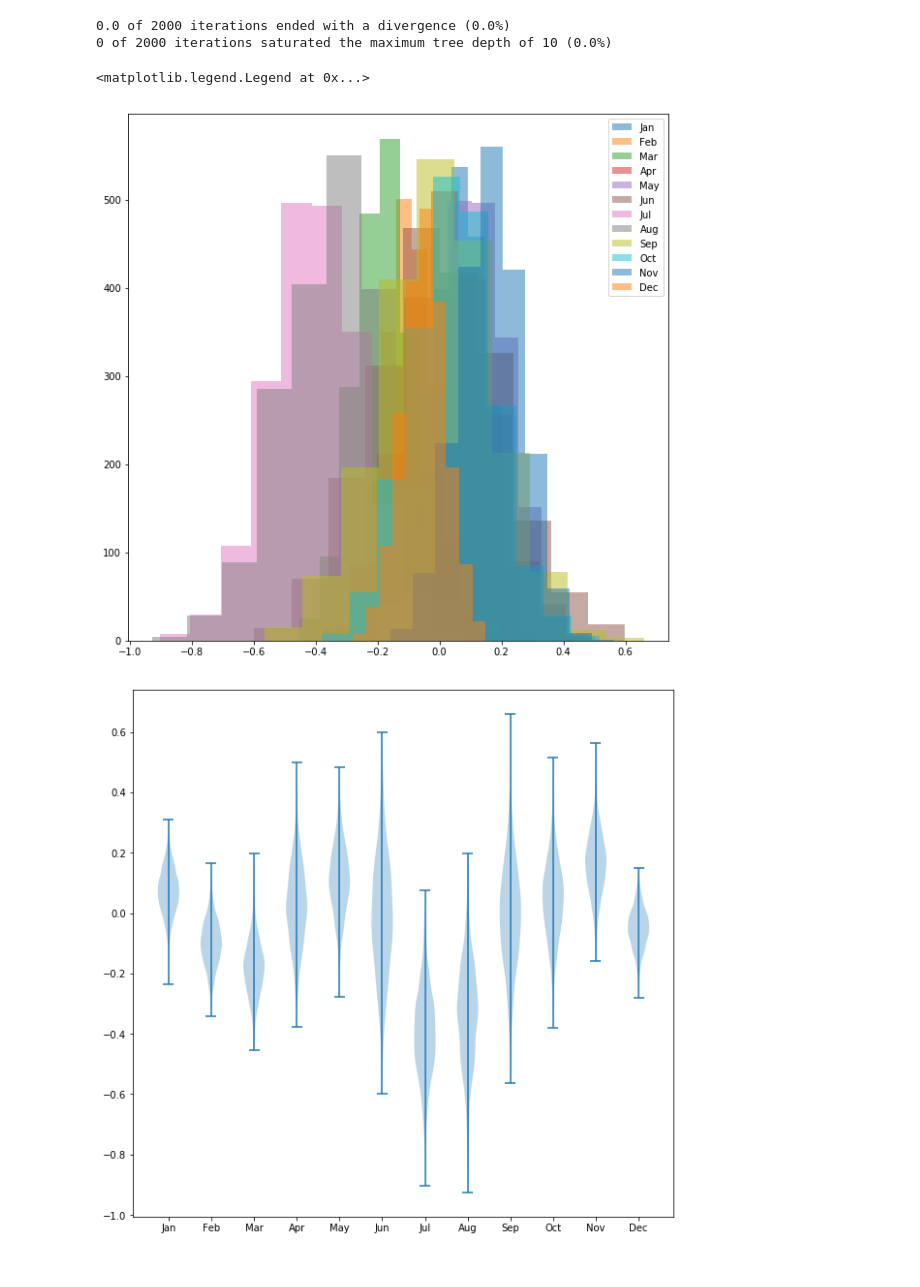
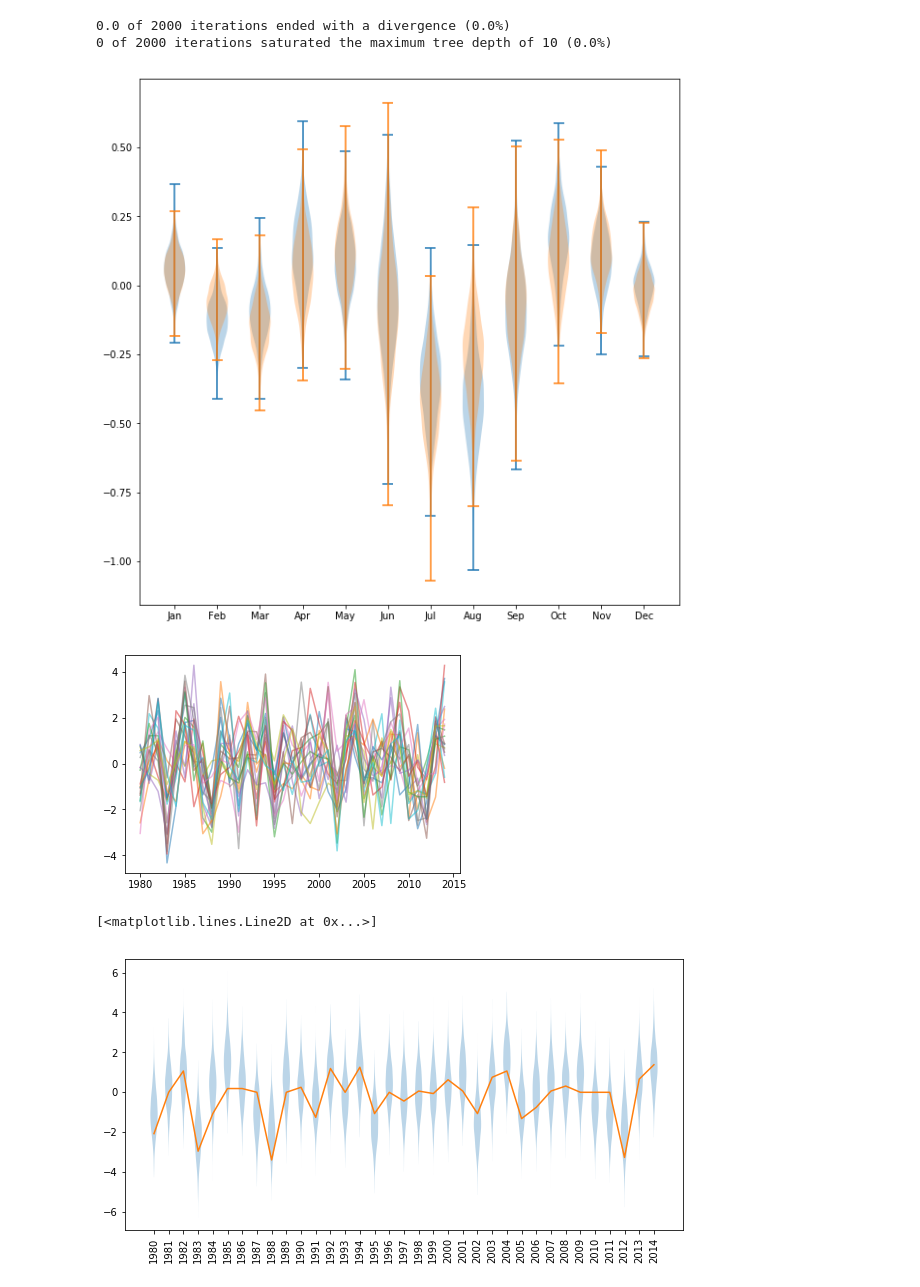
Before and after one commit to DataJavelin/FACYnation, a Jupyter notebook: Bayesian_MSM.ipynb, the cells around one changed output. Cells and saved outputs as stored; diff of their text form; code cells hidden in the pictures.

```diff
--- a/Bayesian_MSM.ipynb
+++ b/Bayesian_MSM.ipynb
@@ -8,6 +8,12 @@ import seaborn as sns
 import pystan
 
 %matplotlib inline
+# %%
+states=['Indiana','Illinois']
 # %%
-maize_temp=pd.read_table('./Crop_data_files/maize_met_anoms/Maize_Spring_USA_Indiana_temp_anom_real.csv')
-maize_temp.rename(columns = {'Unnamed: 0':'Year'}, inplace = True)
+temp_states=[]
+for i,s in enumerate(states):
+    maize_temp=pd.read_table('./Crop_data_files/maize_met_anoms/Maize_Spring_USA_'+s+'_temp_anom_real.csv')
+    maize_temp.rename(columns = {'Unnamed: 0':'Year'}, inplace = True)
+    temp_states.append(maize_temp)
+temp_states=pd.concat(temp_states,keys=states)
@@ -57,10 +27,10 @@ plt.hist(np.array(yields[yields['Region']=='Maize_Spring_USA_Indiana'].iloc[0,22
 # %%
 n_years=np.array(yields[yields['Region']=='Maize_Spring_USA_Indiana'].iloc[0,22:]).size
 data={
-    'n_regions':1,
+    'n_regions':2,
     'n_years':n_years,
-    'd_temp':np.array(maize_temp.iloc[:,1:]).reshape(1,n_years,12),
-    'd_yields':np.array(yields[yields['Region']=='Maize_Spring_USA_Indiana'].iloc[0,22:]).astype(float).reshape(1,n_years)
+    'd_temp':np.array(temp_states.iloc[:,1:]).reshape(len(states),np.int(np.array(temp_states.iloc[:,1:]).shape[0]/len(states)),12),
+    'd_yields':np.array(yields[yields["Region"].isin(['Maize_Spring_USA_'+s for s in states])].iloc[:,22:]).astype(float)
 }
 # %%
 fit=sm.sampling(data=data,chains=4,iter=1000,verbose=True)
@@ -97,15 +67,21 @@ stan_utility.check_treedepth(fit)
 samples=fit.extract()
 # %%
 plt.figure(figsize=(10,10))
-for i in range(0,12):
-    plt.hist(samples['s_temp'][:,0,i], alpha=0.5,label=maize_temp.columns[1:][i])
-plt.legend()
+plt.violinplot(samples['s_temp'][:,0,:]);
+plt.violinplot(samples['s_temp'][:,1,:]);
+plt.xticks(range(1,13),maize_temp.columns[1:]);
 # %% [output]
-<matplotlib.legend.Legend at 0x...>
-[figure, old version]
+[figure, new version]
+# %%
+for s in range(0,2000,100):
+    plt.plot(range(1980,2015),samples['d_yields_pred'][s,0,:].T,alpha=0.5)
+# %% [output]
+[figure, added]
 # %%
-plt.figure(figsize=(10,10))
-plt.violinplot(samples['s_temp'][:,0,:]);
-plt.xticks(range(1,13),maize_temp.columns[1:]);
+plt.figure(figsize=(10,5))
+plt.violinplot(samples['d_yields_pred'][:,0,:],showextrema=False);
+plt.xticks(range(1,36),np.arange(1980,2015),rotation=90);
+plt.plot(range(1,36),fit.data['d_yields'][0,:])
 # %% [output]
+[<matplotlib.lines.Line2D at 0x...>]
-[figure, old version]
+[figure, new version]
```
Also changed, not shown: parts of 7 cells of this notebook.
